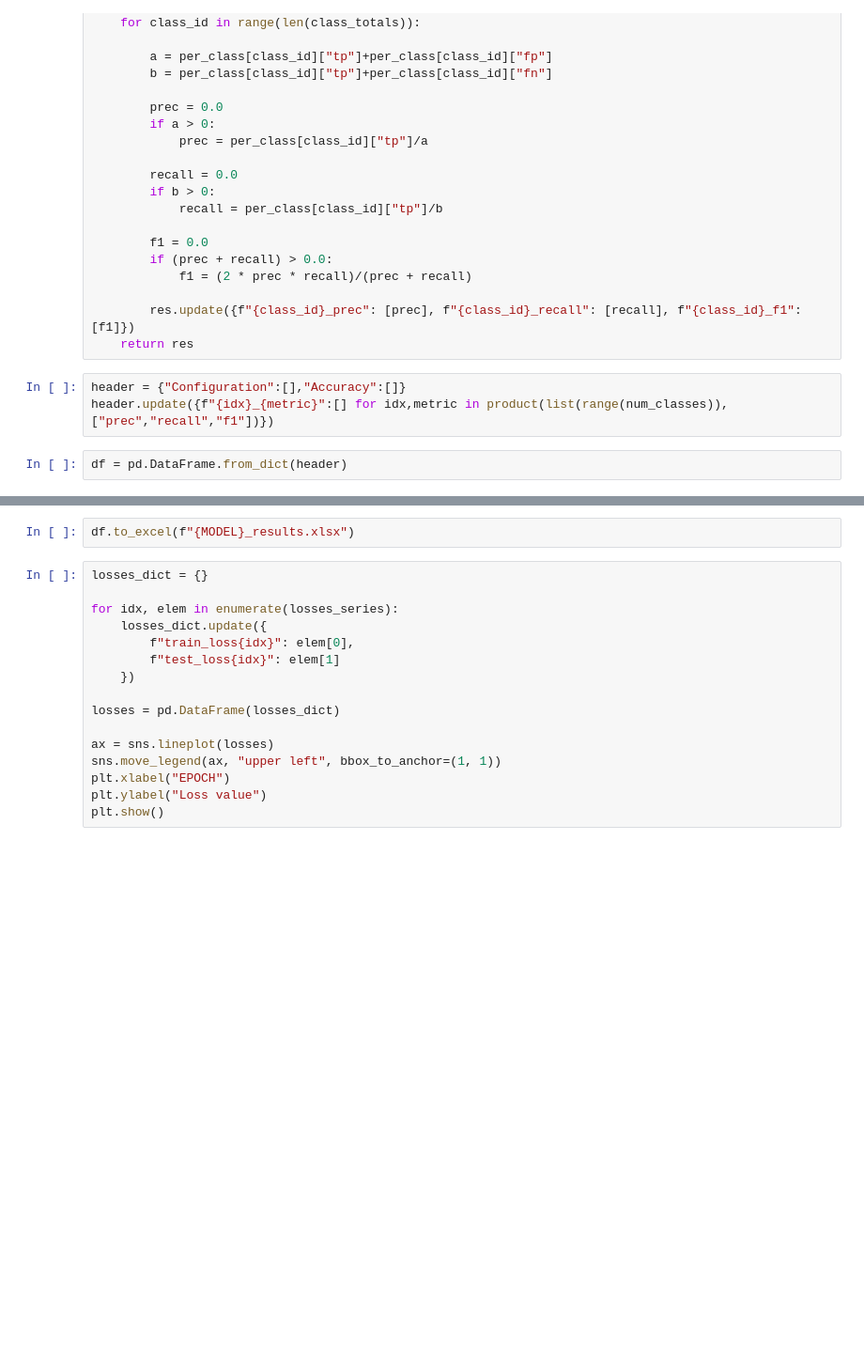
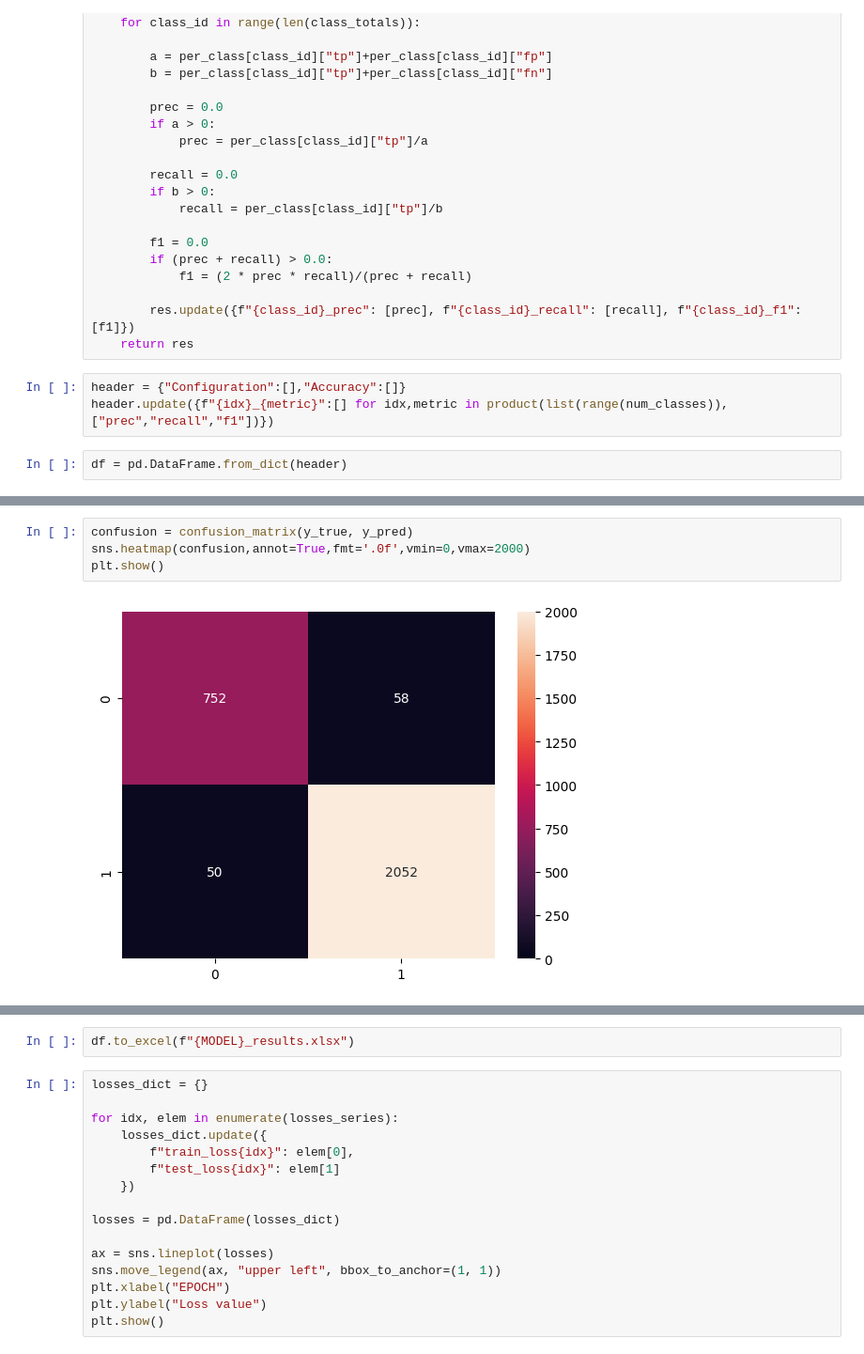
Before and after one commit to andrei-saceleanu/ProiectML, a Jupyter notebook: deep_learn.ipynb, the cells around one changed output, grey strips where cells are left out. Shown at 94% size. Drawn from its saved outputs; the diff is of its cells as text; blank space fills up the shorter version.

```diff
--- a/deep_learn.ipynb
+++ b/deep_learn.ipynb
@@ -287,3 +415,9 @@ Epoch 19:0.073
+# %%
+confusion = confusion_matrix(y_true, y_pred)
+sns.heatmap(confusion,annot=True,fmt='.0f',vmin=0,vmax=2000)
+plt.show()
+# %% [output]
+[figure, added]
 # %%
 df.round(3)
 # %% [output]
```
Also changed, not shown: parts of 13 cells of this notebook, 1 other file.
